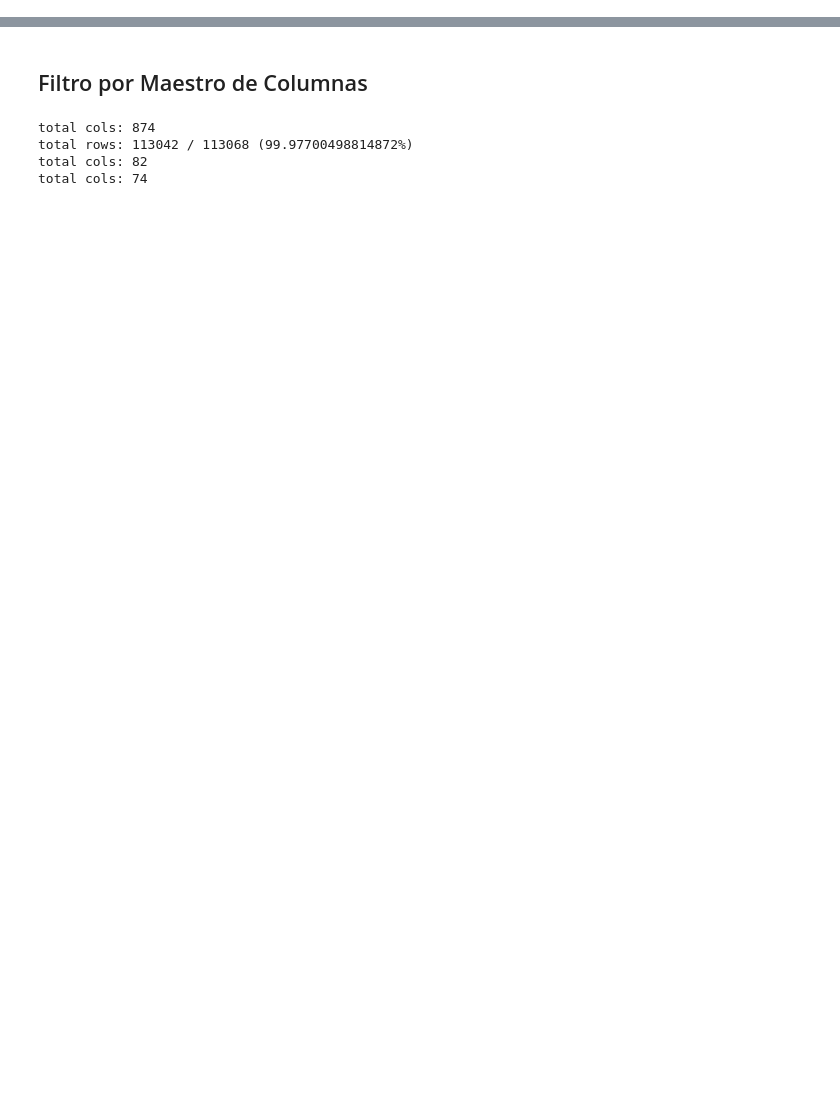
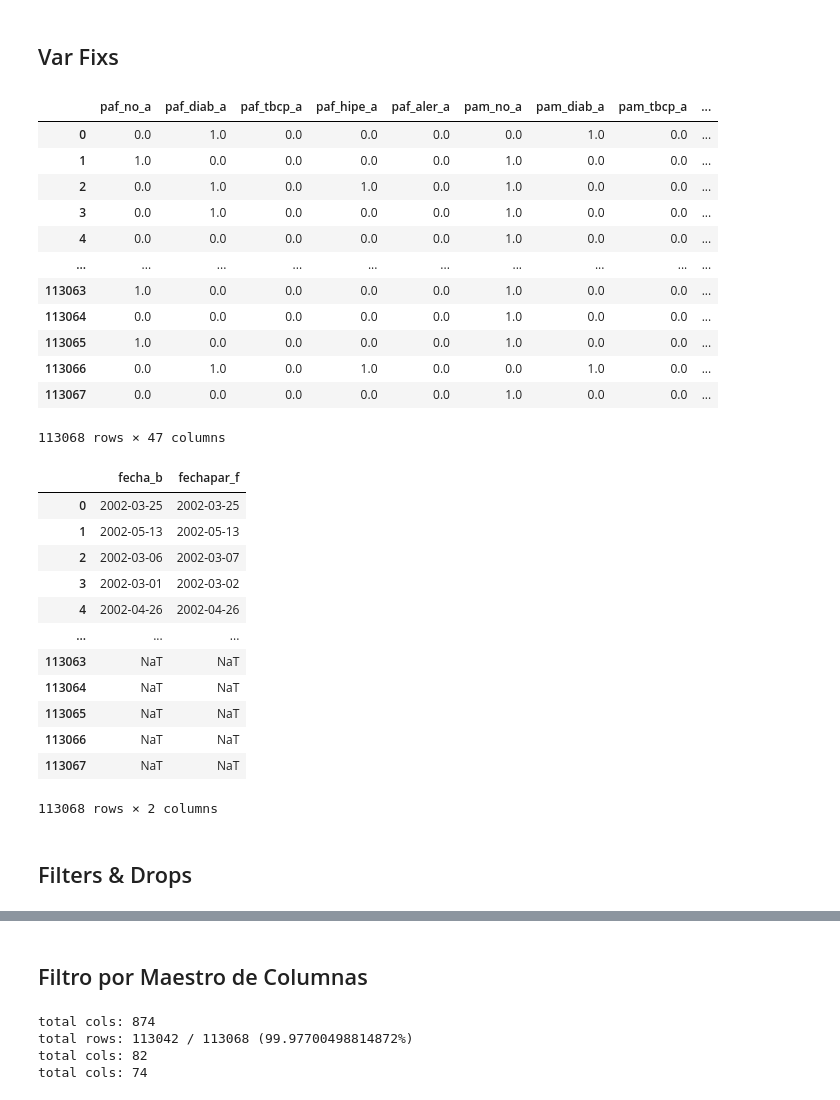
Before and after one commit to Zentra94/optiGWG, a Jupyter notebook: notebooks/01_preprocess.ipynb, the cells around one changed output, grey strips where cells are left out. Cells and saved outputs as stored; diff of their text form; code cells hidden in the pictures; blank space fills up the shorter version.

```diff
--- a/notebooks/01_preprocess.ipynb
+++ b/notebooks/01_preprocess.ipynb
@@ -41,0 +120,43 @@ pd.set_option('display.max_columns', 300)
+# %% [markdown]
+## Var Fixs
+# %%
+data_fix = raw_data.copy()
+# 1. boolean var fix
+bin_cols = catalog.loc[catalog["type"]=="boolean","name"]
+for c in bin_cols:
+    data_fix[c] = data_fix[c].apply(lambda x: fix_binaries(x))
+display(data_fix[bin_cols])
+# 2. dtts fix
+dtts_cols = catalog.loc[catalog["type"]=="dttm","name"]
+for c in dtts_cols:
+    data_fix[c] = data_fix[c].apply(lambda x: fix_dttms(x))
+display(data_fix[dtts_cols])
+# %% [output]
+|  | paf_no_a | paf_diab_a | paf_tbcp_a | paf_hipe_a | paf_aler_a | pam_no_a | pam_diab_a | pam_tbcp_a | ... |
+| 0 | 0.0 | 1.0 | 0.0 | 0.0 | 0.0 | 0.0 | 1.0 | 0.0 | ... |
+| 1 | 1.0 | 0.0 | 0.0 | 0.0 | 0.0 | 1.0 | 0.0 | 0.0 | ... |
+| 2 | 0.0 | 1.0 | 0.0 | 1.0 | 0.0 | 1.0 | 0.0 | 0.0 | ... |
+| 3 | 0.0 | 1.0 | 0.0 | 0.0 | 0.0 | 1.0 | 0.0 | 0.0 | ... |
+| 4 | 0.0 | 0.0 | 0.0 | 0.0 | 0.0 | 1.0 | 0.0 | 0.0 | ... |
+| ... | ... | ... | ... | ... | ... | ... | ... | ... | ... |
+| 113063 | 1.0 | 0.0 | 0.0 | 0.0 | 0.0 | 1.0 | 0.0 | 0.0 | ... |
+| 113064 | 0.0 | 0.0 | 0.0 | 0.0 | 0.0 | 1.0 | 0.0 | 0.0 | ... |
+| 113065 | 1.0 | 0.0 | 0.0 | 0.0 | 0.0 | 1.0 | 0.0 | 0.0 | ... |
+| 113066 | 0.0 | 1.0 | 0.0 | 1.0 | 0.0 | 0.0 | 1.0 | 0.0 | ... |
+| 113067 | 0.0 | 0.0 | 0.0 | 0.0 | 0.0 | 1.0 | 0.0 | 0.0 | ... |
+113068 rows × 47 columns
+|  | fecha_b | fechapar_f |
+| 0 | 2002-03-25 | 2002-03-25 |
+| 1 | 2002-05-13 | 2002-05-13 |
+| 2 | 2002-03-06 | 2002-03-07 |
+| 3 | 2002-03-01 | 2002-03-02 |
+| 4 | 2002-04-26 | 2002-04-26 |
+| ... | ... | ... |
+| 113063 | NaT | NaT |
+| 113064 | NaT | NaT |
+| 113065 | NaT | NaT |
+| 113066 | NaT | NaT |
+| 113067 | NaT | NaT |
+113068 rows × 2 columns
+# %% [markdown]
+## Filters & Drops
```
Also changed, not shown: parts of 25 cells of this notebook, 7 other files.
